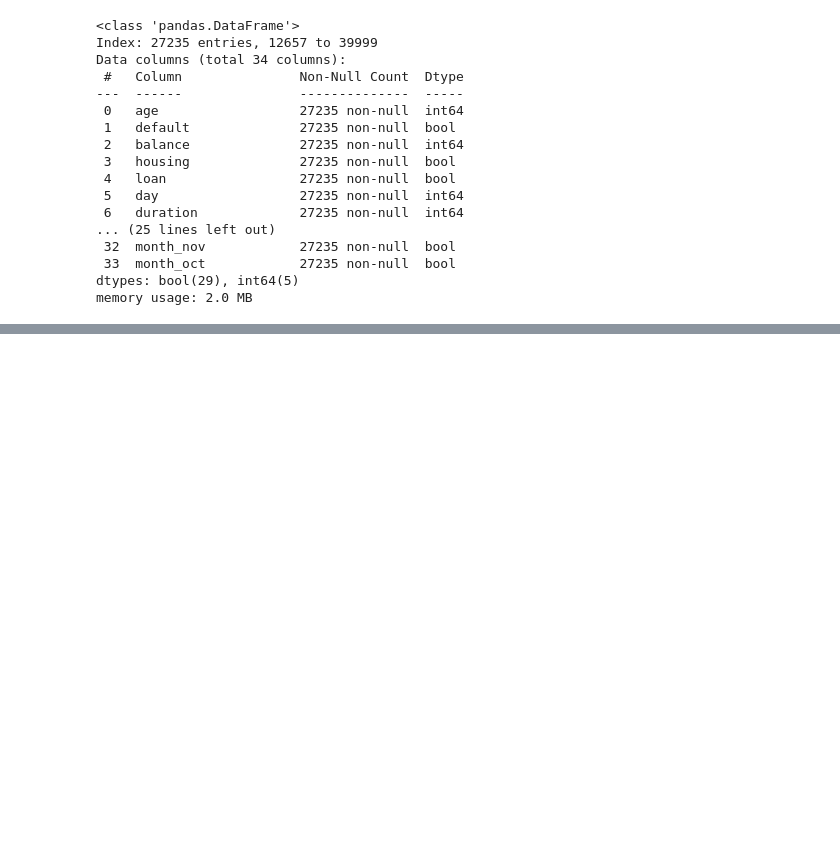
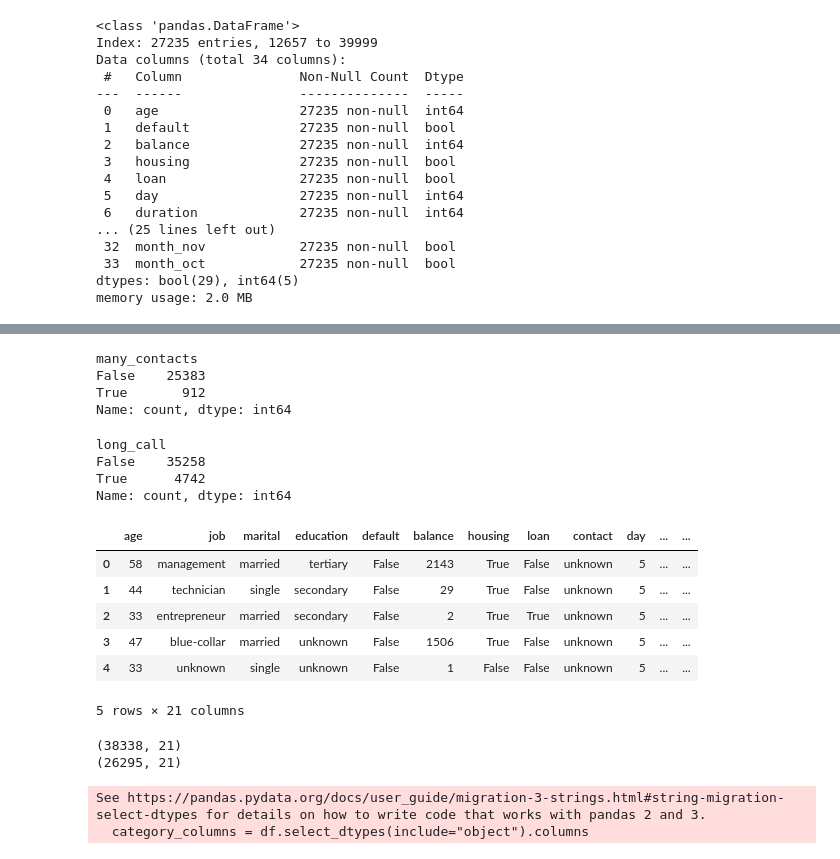
Before and after one commit to megmkr/TermDepositMarketing, a Jupyter notebook: notebooks/feature_engineering.ipynb, the cells around one changed output, grey strips where cells are left out. Drawn from its saved outputs; the diff is of its cells as text; code cells hidden in the pictures; blank space fills up the shorter version.

Commit message:
feature selection

```diff
--- a/notebooks/feature_engineering.ipynb
+++ b/notebooks/feature_engineering.ipynb
@@ -442,0 +501,3 @@ dummy_df.to_csv('../data/interim/dummy_df.csv', index=False)
+# %%
+engineered_df['march'] = bool_df['month'] == 'mar'
+engineered_df.march.value_counts()
@@ -442,0 +509,3 @@ dummy_df.to_csv('../data/interim/dummy_df.csv', index=False)
+# %%
+engineered_df['campaign_squared'] = bool_df['campaign']**2
+engineered_df.head()
@@ -442,0 +519,46 @@ dummy_df.to_csv('../data/interim/dummy_df.csv', index=False)
+# %%
+engineered_df['many_contacts'] = bool_df['campaign'] >= 10
+engineered_df['many_contacts'].value_counts()
+# %% [output]
+many_contacts
+False    25383
+True       912
+Name: count, dtype: int64
+# %%
+engineered_df['long_call'] = bool_df['duration'] >= 500
+engineered_df['long_call'].value_counts()
+# %% [output]
+long_call
+False    35258
+True      4742
+Name: count, dtype: int64
+# %%
+engineered_df['duration_log'] = np.log1p(bool_df['duration'])
+engineered_df.head()
+# %% [output]
+|  | age | job | marital | education | default | balance | housing | loan | contact | day | ... | ... |
+| 0 | 58 | management | married | tertiary | False | 2143 | True | False | unknown | 5 | ... | ... |
+| 1 | 44 | technician | single | secondary | False | 29 | True | False | unknown | 5 | ... | ... |
+| 2 | 33 | entrepreneur | married | secondary | False | 2 | True | True | unknown | 5 | ... | ... |
+| 3 | 47 | blue-collar | married | unknown | False | 1506 | True | False | unknown | 5 | ... | ... |
+| 4 | 33 | unknown | single | unknown | False | 1 | False | False | unknown | 5 | ... | ... |
+5 rows × 21 columns
+# %%
+engineered_df = engineered_df[engineered_df['job'] != 'unknown']
+engineered_df = engineered_df[engineered_df['education'] != 'unknown']
+engineered_df_with_contact = engineered_df.copy()
+engineered_df = engineered_df[engineered_df['contact'] != 'unknown']
+print(engineered_df_with_contact.shape)
+print(engineered_df.shape)
+# %% [output]
+(38338, 21)
+(26295, 21)
+# %%
+category_columns = df.select_dtypes(include="object").columns
+
+enc = OrdinalEncoder()
+engineered_df[category_columns] = enc.fit_transform(engineered_df[category_columns])
+engineered_df_with_contact[category_columns] = enc.fit_transform(engineered_df_with_contact[category_columns])
+# %% [output]
+See https://pandas.pydata.org/docs/user_guide/migration-3-strings.html#string-migration-select-dtypes for details on how to write code that works with pandas 2 and 3.
+  category_columns = df.select_dtypes(include="object").columns
```
Also changed, not shown: parts of 9 cells of this notebook, 4 other files.
